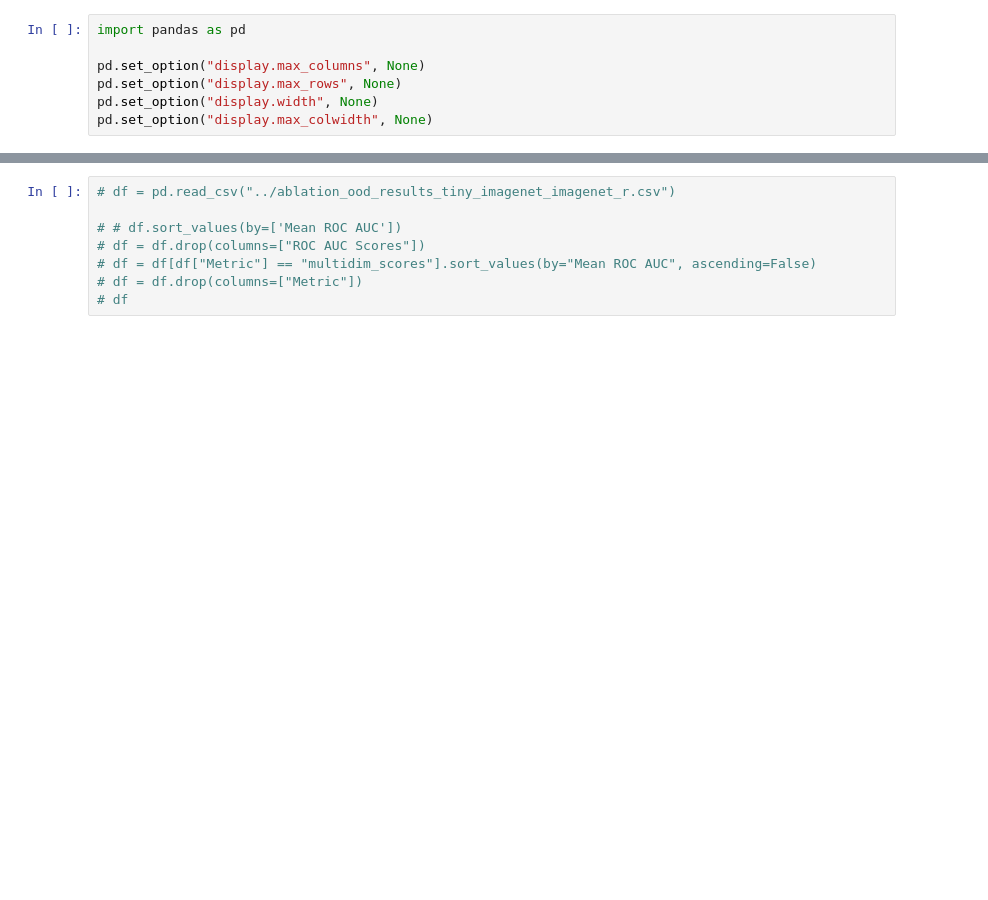
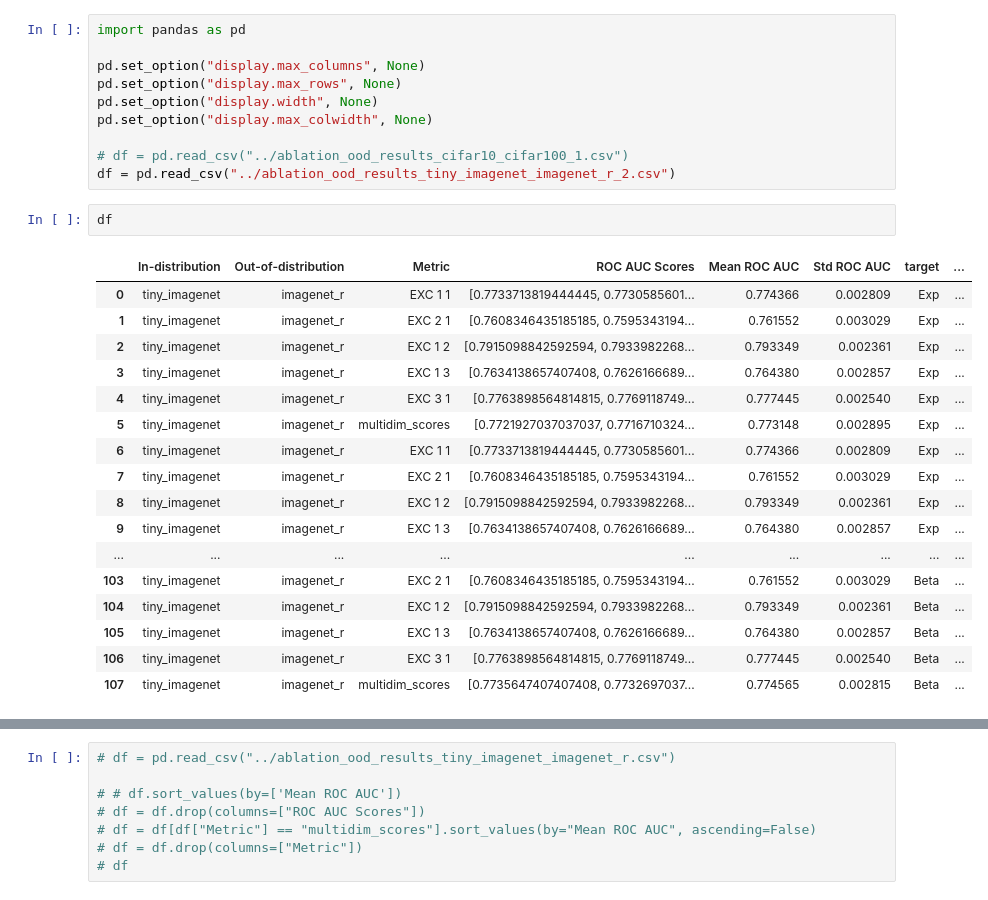
Before and after one commit to DavydenkoGr/FEDERATED-UNCERTAINTY, a Jupyter notebook: notebooks/ablation_analysis.ipynb, the cells around one changed output, grey strips where cells are left out. Cells and saved outputs as stored; diff of their text form; blank space fills up the shorter version.

```diff
--- a/notebooks/ablation_analysis.ipynb
+++ b/notebooks/ablation_analysis.ipynb
@@ -5,4 +5,27 @@ pd.set_option("display.max_columns", None)
 pd.set_option("display.max_rows", None)
 pd.set_option("display.width", None)
 pd.set_option("display.max_colwidth", None)
+
+# df = pd.read_csv("../ablation_ood_results_cifar10_cifar100_1.csv")
+df = pd.read_csv("../ablation_ood_results_tiny_imagenet_imagenet_r_2.csv")
+# %%
+df
+# %% [output]
+|  | In-distribution | Out-of-distribution | Metric | ROC AUC Scores | Mean ROC AUC | Std ROC AUC | target | ... |
+| 0 | tiny_imagenet | imagenet_r | EXC 1 1 | [0.7733713819444445, 0.7730585601... | 0.774366 | 0.002809 | Exp | ... |
+| 1 | tiny_imagenet | imagenet_r | EXC 2 1 | [0.7608346435185185, 0.7595343194... | 0.761552 | 0.003029 | Exp | ... |
+| 2 | tiny_imagenet | imagenet_r | EXC 1 2 | [0.7915098842592594, 0.7933982268... | 0.793349 | 0.002361 | Exp | ... |
+| 3 | tiny_imagenet | imagenet_r | EXC 1 3 | [0.7634138657407408, 0.7626166689... | 0.764380 | 0.002857 | Exp | ... |
+| 4 | tiny_imagenet | imagenet_r | EXC 3 1 | [0.7763898564814815, 0.7769118749... | 0.777445 | 0.002540 | Exp | ... |
+| 5 | tiny_imagenet | imagenet_r | multidim_scores | [0.7721927037037037, 0.7716710324... | 0.773148 | 0.002895 | Exp | ... |
+| 6 | tiny_imagenet | imagenet_r | EXC 1 1 | [0.7733713819444445, 0.7730585601... | 0.774366 | 0.002809 | Exp | ... |
+| 7 | tiny_imagenet | imagenet_r | EXC 2 1 | [0.7608346435185185, 0.7595343194... | 0.761552 | 0.003029 | Exp | ... |
+| 8 | tiny_imagenet | imagenet_r | EXC 1 2 | [0.7915098842592594, 0.7933982268... | 0.793349 | 0.002361 | Exp | ... |
+| 9 | tiny_imagenet | imagenet_r | EXC 1 3 | [0.7634138657407408, 0.7626166689... | 0.764380 | 0.002857 | Exp | ... |
+| ... | ... | ... | ... | ... | ... | ... | ... | ... |
+| 103 | tiny_imagenet | imagenet_r | EXC 2 1 | [0.7608346435185185, 0.7595343194... | 0.761552 | 0.003029 | Beta | ... |
+| 104 | tiny_imagenet | imagenet_r | EXC 1 2 | [0.7915098842592594, 0.7933982268... | 0.793349 | 0.002361 | Beta | ... |
+| 105 | tiny_imagenet | imagenet_r | EXC 1 3 | [0.7634138657407408, 0.7626166689... | 0.764380 | 0.002857 | Beta | ... |
+| 106 | tiny_imagenet | imagenet_r | EXC 3 1 | [0.7763898564814815, 0.7769118749... | 0.777445 | 0.002540 | Beta | ... |
+| 107 | tiny_imagenet | imagenet_r | multidim_scores | [0.7735647407407408, 0.7732697037... | 0.774565 | 0.002815 | Beta | ... |
 # %%
```
Also changed, not shown: parts of 2 cells of this notebook, 1 other file.
